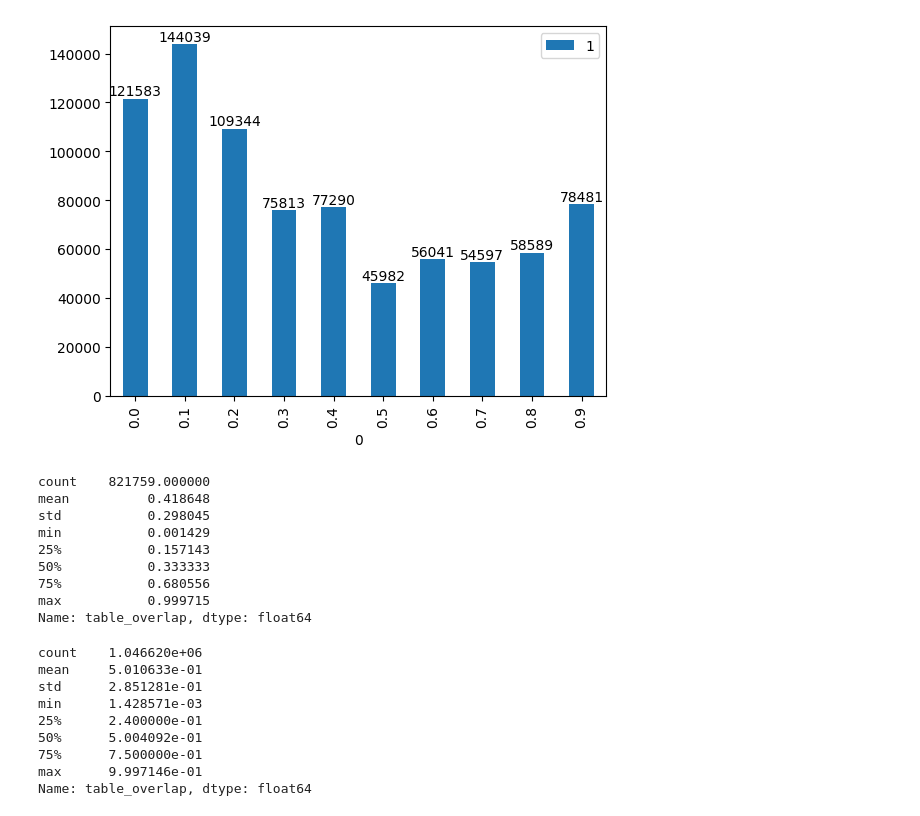
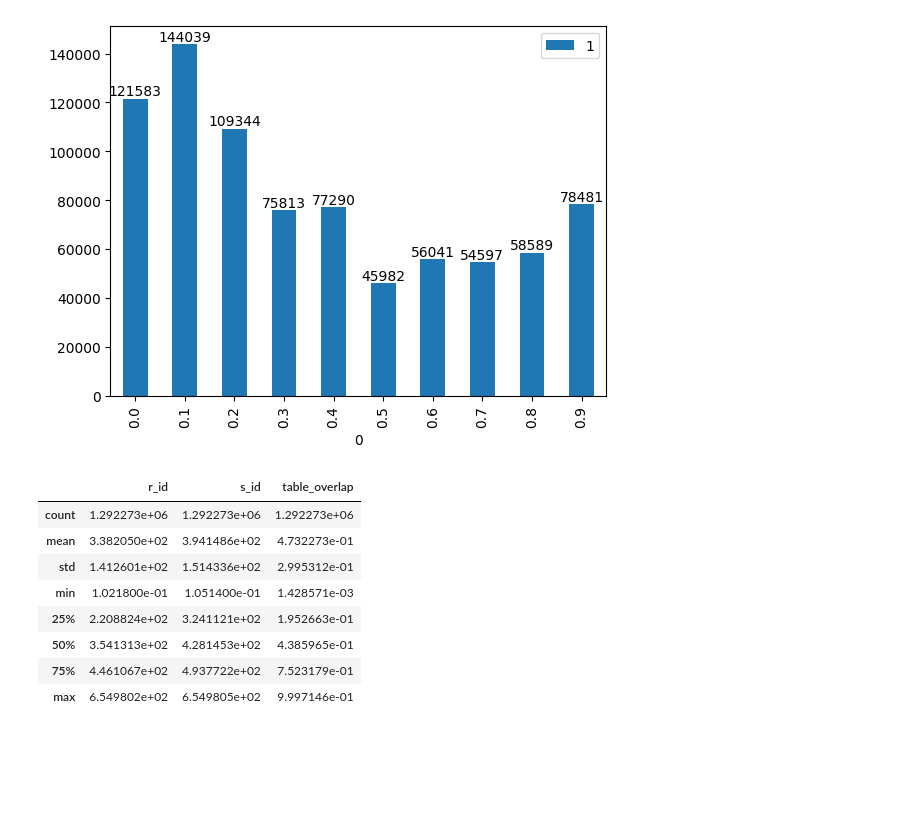
Before and after one commit to frapugna/TableEmbeddingsWithGNNs, a Jupyter notebook: prova.ipynb, the cells around one changed output. Saved outputs shown, nothing was run; the diff lists cells and outputs as text; code cells hidden in the pictures; blank space fills up the shorter version.

```diff
--- a/prova.ipynb
+++ b/prova.ipynb
@@ -386,29 +386,3 @@ show_samples_distribution(df_001_mean,granularity=0.1)
  0.2: 109344,
  0.8: 58589}
 [figure]
-# %%
-df_001_mean['table_overlap'].describe()
-# %% [output]
-count    821759.000000
-mean          0.418648
-std           0.298045
-min           0.001429
-25%           0.157143
-50%           0.333333
-75%           0.680556
-max           0.999715
-Name: table_overlap, dtype: float64
-# %%
-summary = df_01_min['table_overlap'].describe()
-pd.reset_option('display.float_format')
-print(summary)
-# %% [output]
-count    1.046620e+06
-mean     5.010633e-01
-std      2.851281e-01
-min      1.428571e-03
-25%      2.400000e-01
-50%      5.004092e-01
-75%      7.500000e-01
-max      9.997146e-01
-Name: table_overlap, dtype: float64
@@ -414,0 +397,12 @@ Name: table_overlap, dtype: float64
+# %%
+df001mean.describe()
+# %% [output]
+|  | r_id | s_id | table_overlap |
+| count | 1.292273e+06 | 1.292273e+06 | 1.292273e+06 |
+| mean | 3.382050e+02 | 3.941486e+02 | 4.732273e-01 |
+| std | 1.412601e+02 | 1.514336e+02 | 2.995312e-01 |
+| min | 1.021800e-01 | 1.051400e-01 | 1.428571e-03 |
+| 25% | 2.208824e+02 | 3.241121e+02 | 1.952663e-01 |
+| 50% | 3.541313e+02 | 4.281453e+02 | 4.385965e-01 |
+| 75% | 4.461067e+02 | 4.937722e+02 | 7.523179e-01 |
+| max | 6.549802e+02 | 6.549805e+02 | 9.997146e-01 |
```
Also changed, not shown: parts of 28 cells of this notebook, 2 other files.
